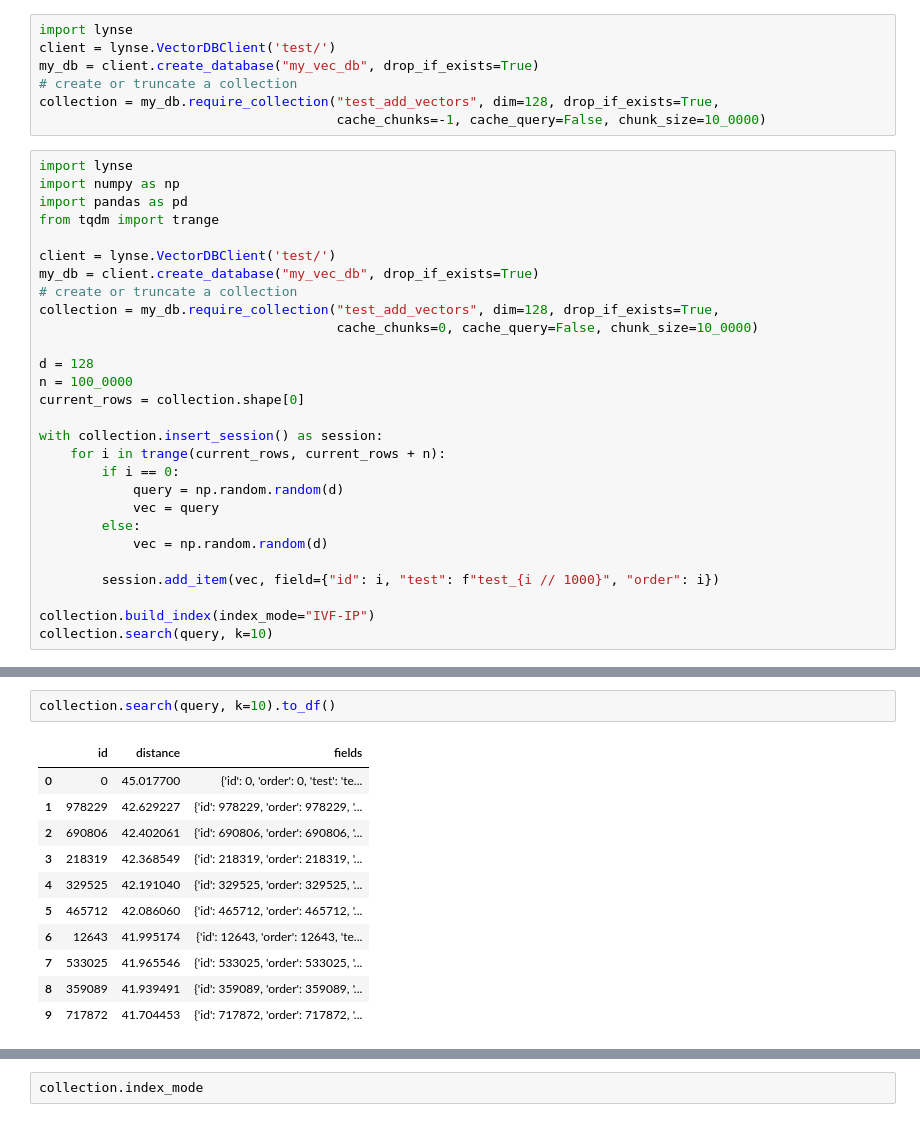
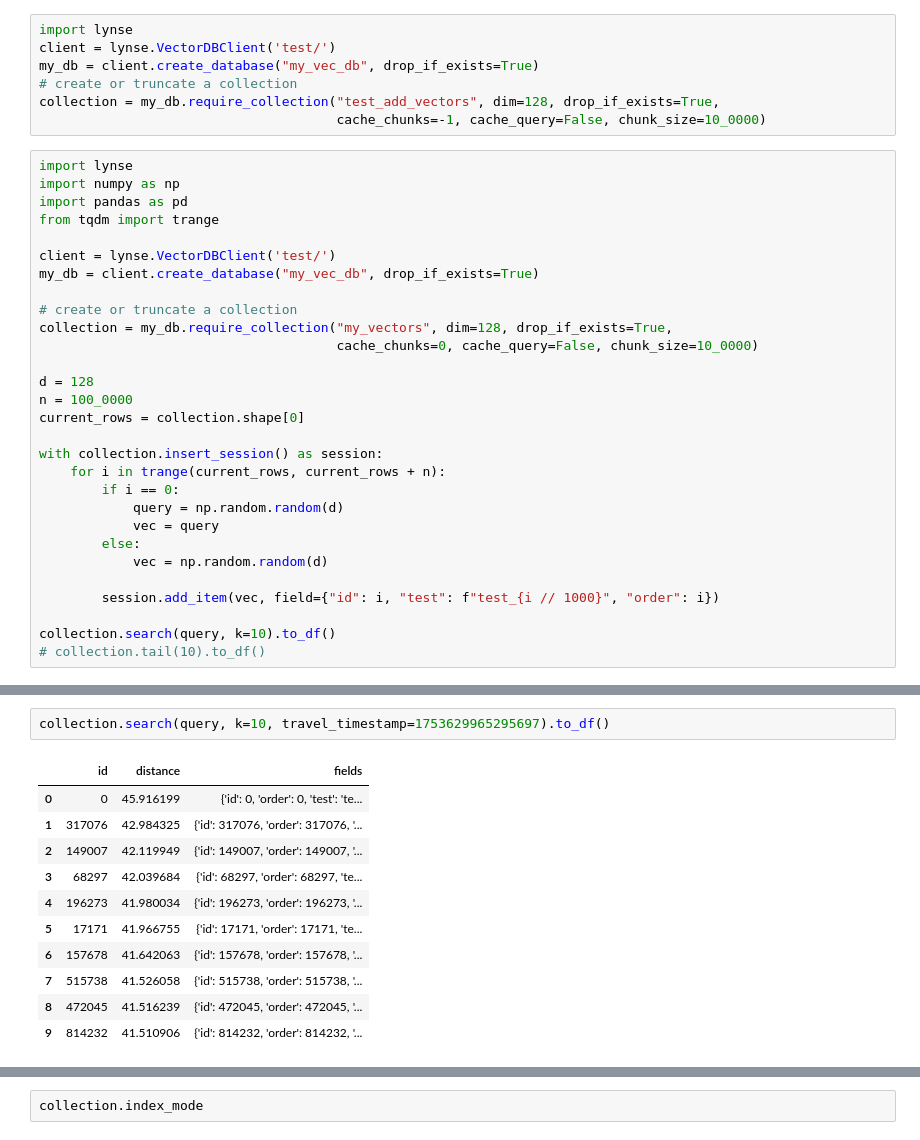
Before and after one commit to BirchKwok/lynsedb, a Jupyter notebook: tutorials/test.ipynb, the cells around one changed output, grey strips where cells are left out. Drawn from its saved outputs; the diff is of its cells as text.

```diff
--- a/tutorials/test.ipynb
+++ b/tutorials/test.ipynb
@@ -18,8 +18,9 @@ from tqdm import trange
 
 client = lynse.VectorDBClient('test/')
 my_db = client.create_database("my_vec_db", drop_if_exists=True)
+
 # create or truncate a collection
-collection = my_db.require_collection("test_add_vectors", dim=128, drop_if_exists=True,
+collection = my_db.require_collection("my_vectors", dim=128, drop_if_exists=True,
                                       cache_chunks=0, cache_query=False, chunk_size=10_0000)
 
 d = 128
@@ -36,6 +37,6 @@ with collection.insert_session() as session:
 
         session.add_item(vec, field={"id": i, "test": f"test_{i // 1000}", "order": i})
 
-collection.build_index(index_mode="IVF-IP")
-collection.search(query, k=10)
+collection.search(query, k=10).to_df()
+# collection.tail(10).to_df()
 # %% [output]
@@ -51,17 +80,17 @@ SearchResult(dim=128, k=10, index_mode='ivf-ip', res_num=10)
 # %%
-collection.search(query, k=10).to_df()
+collection.search(query, k=10, travel_timestamp=1753629965295697).to_df()
 # %% [output]
 |  | id | distance | fields |
-| 0 | 0 | 45.017700 | {'id': 0, 'order': 0, 'test': 'te... |
-| 1 | 978229 | 42.629227 | {'id': 978229, 'order': 978229, '... |
-| 2 | 690806 | 42.402061 | {'id': 690806, 'order': 690806, '... |
-| 3 | 218319 | 42.368549 | {'id': 218319, 'order': 218319, '... |
-| 4 | 329525 | 42.191040 | {'id': 329525, 'order': 329525, '... |
-| 5 | 465712 | 42.086060 | {'id': 465712, 'order': 465712, '... |
-| 6 | 12643 | 41.995174 | {'id': 12643, 'order': 12643, 'te... |
-| 7 | 533025 | 41.965546 | {'id': 533025, 'order': 533025, '... |
-| 8 | 359089 | 41.939491 | {'id': 359089, 'order': 359089, '... |
-| 9 | 717872 | 41.704453 | {'id': 717872, 'order': 717872, '... |
+| 0 | 0 | 45.916199 | {'id': 0, 'order': 0, 'test': 'te... |
+| 1 | 317076 | 42.984325 | {'id': 317076, 'order': 317076, '... |
+| 2 | 149007 | 42.119949 | {'id': 149007, 'order': 149007, '... |
+| 3 | 68297 | 42.039684 | {'id': 68297, 'order': 68297, 'te... |
+| 4 | 196273 | 41.980034 | {'id': 196273, 'order': 196273, '... |
+| 5 | 17171 | 41.966755 | {'id': 17171, 'order': 17171, 'te... |
+| 6 | 157678 | 41.642063 | {'id': 157678, 'order': 157678, '... |
+| 7 | 515738 | 41.526058 | {'id': 515738, 'order': 515738, '... |
+| 8 | 472045 | 41.516239 | {'id': 472045, 'order': 472045, '... |
+| 9 | 814232 | 41.510906 | {'id': 814232, 'order': 814232, '... |
 # %%
 %timeit collection.search(query, k=10)
 # %% [output]
```
Also changed, not shown: parts of 6 cells of this notebook, 39 other files.
